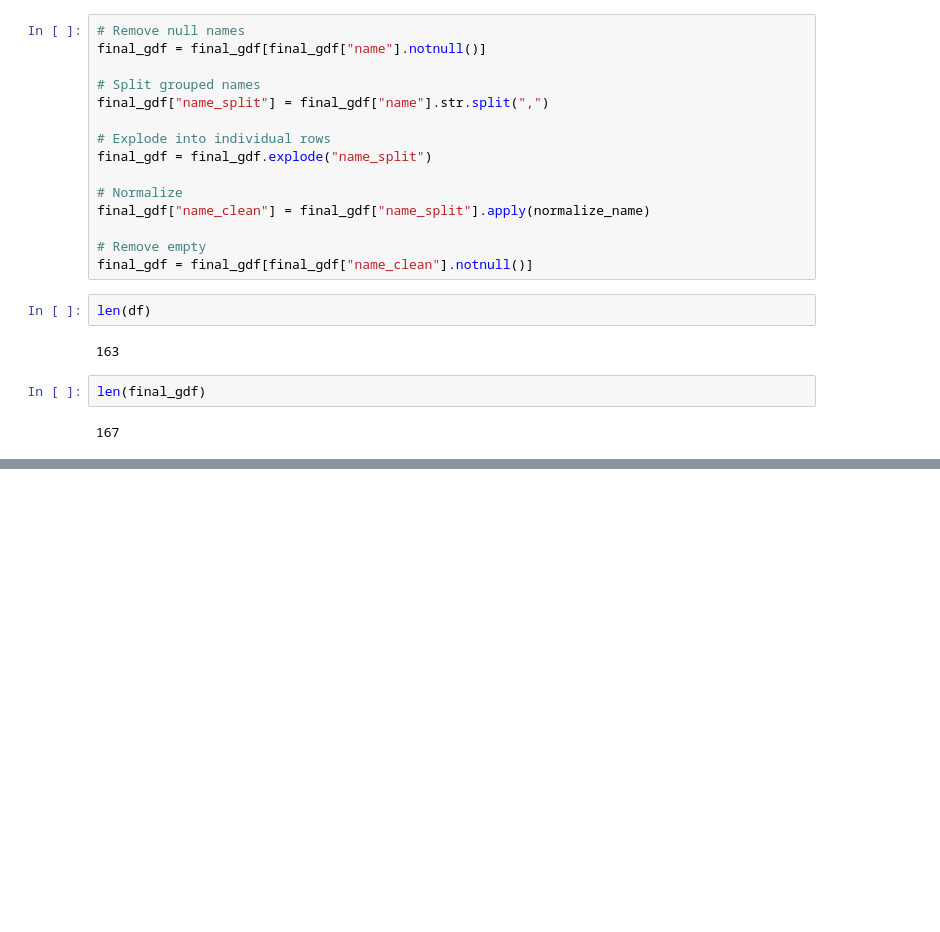
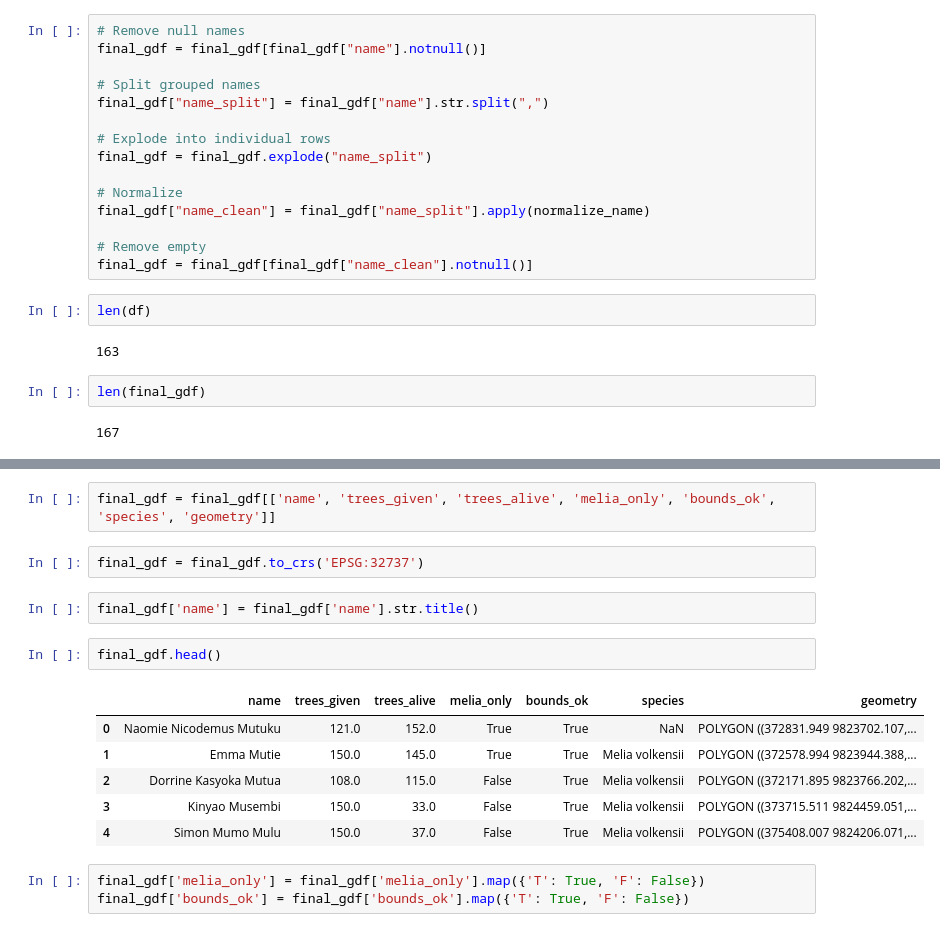
Before and after one commit to acreinsightsltd-terp/Tree-Parameter-Extraction-on-Small-holder-plots, a Jupyter notebook: pipelines/names_cleaning/notebooks/complete_list_cleaning.ipynb, the cells around one changed output, grey strips where cells are left out. Drawn from its saved outputs; the diff is of its cells as text; blank space fills up the shorter version.

```diff
--- a/pipelines/names_cleaning/notebooks/complete_list_cleaning.ipynb
+++ b/pipelines/names_cleaning/notebooks/complete_list_cleaning.ipynb
@@ -219,0 +348,18 @@ analysis_gdf.to_file(f'{names_dir}/analysis.shp', index=False)
+# %%
+final_gdf = final_gdf[['name', 'trees_given', 'trees_alive', 'melia_only', 'bounds_ok', 'species', 'geometry']]
+# %%
+final_gdf = final_gdf.to_crs('EPSG:32737')
+# %%
+final_gdf['name'] = final_gdf['name'].str.title()
+# %%
+final_gdf.head()
+# %% [output]
+|  | name | trees_given | trees_alive | melia_only | bounds_ok | species | geometry |
+| 0 | Naomie Nicodemus Mutuku | 121.0 | 152.0 | True | True | NaN | POLYGON ((372831.949 9823702.107,... |
+| 1 | Emma Mutie | 150.0 | 145.0 | True | True | Melia volkensii | POLYGON ((372578.994 9823944.388,... |
+| 2 | Dorrine Kasyoka Mutua | 108.0 | 115.0 | False | True | Melia volkensii | POLYGON ((372171.895 9823766.202,... |
+| 3 | Kinyao Musembi | 150.0 | 33.0 | False | True | Melia volkensii | POLYGON ((373715.511 9824459.051,... |
+| 4 | Simon Mumo Mulu | 150.0 | 37.0 | False | True | Melia volkensii | POLYGON ((375408.007 9824206.071,... |
+# %%
+final_gdf['melia_only'] = final_gdf['melia_only'].map({'T': True, 'F': False})
+final_gdf['bounds_ok'] = final_gdf['bounds_ok'].map({'T': True, 'F': False})
```
Also changed, not shown: parts of 30 cells of this notebook.
